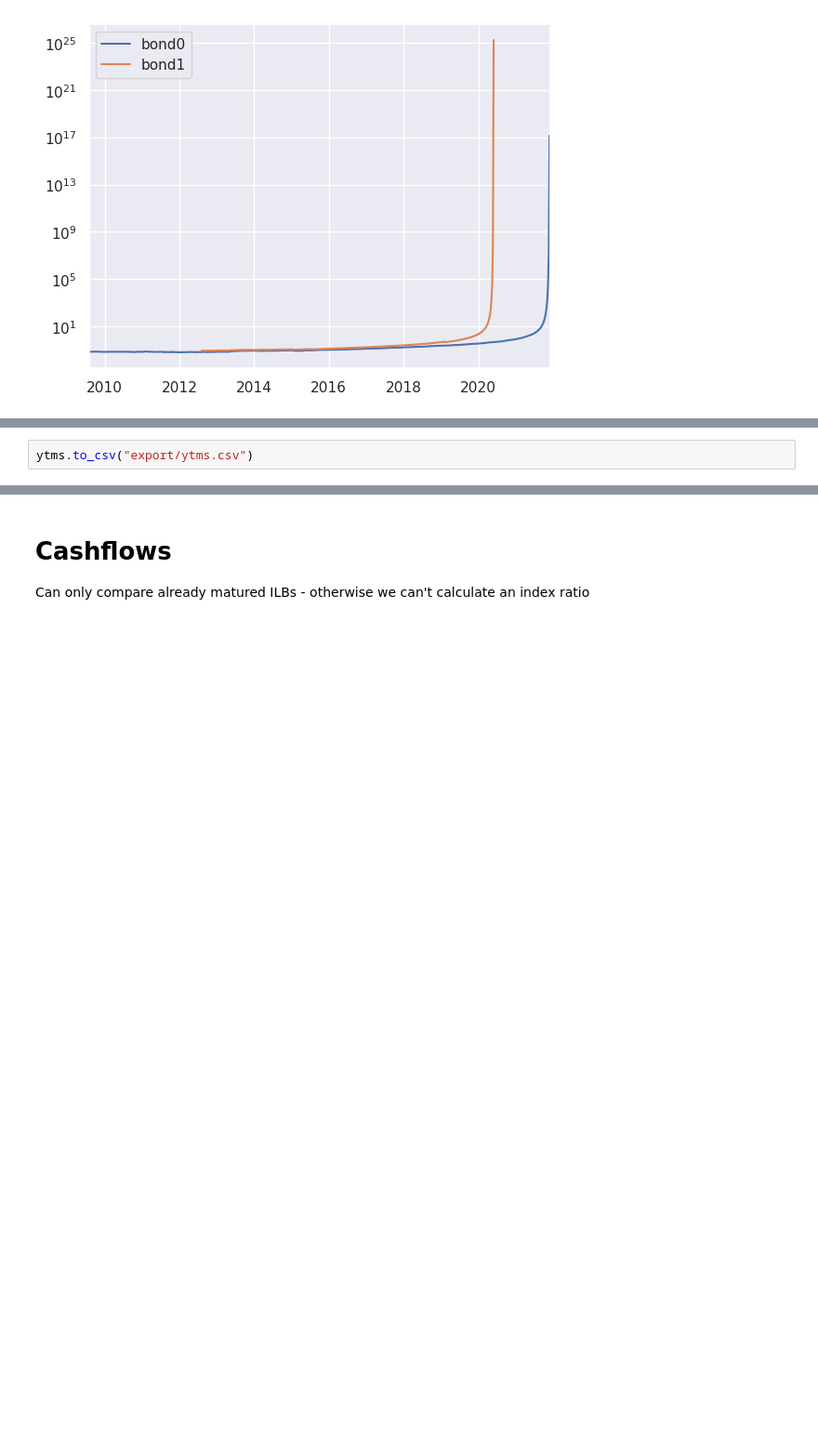
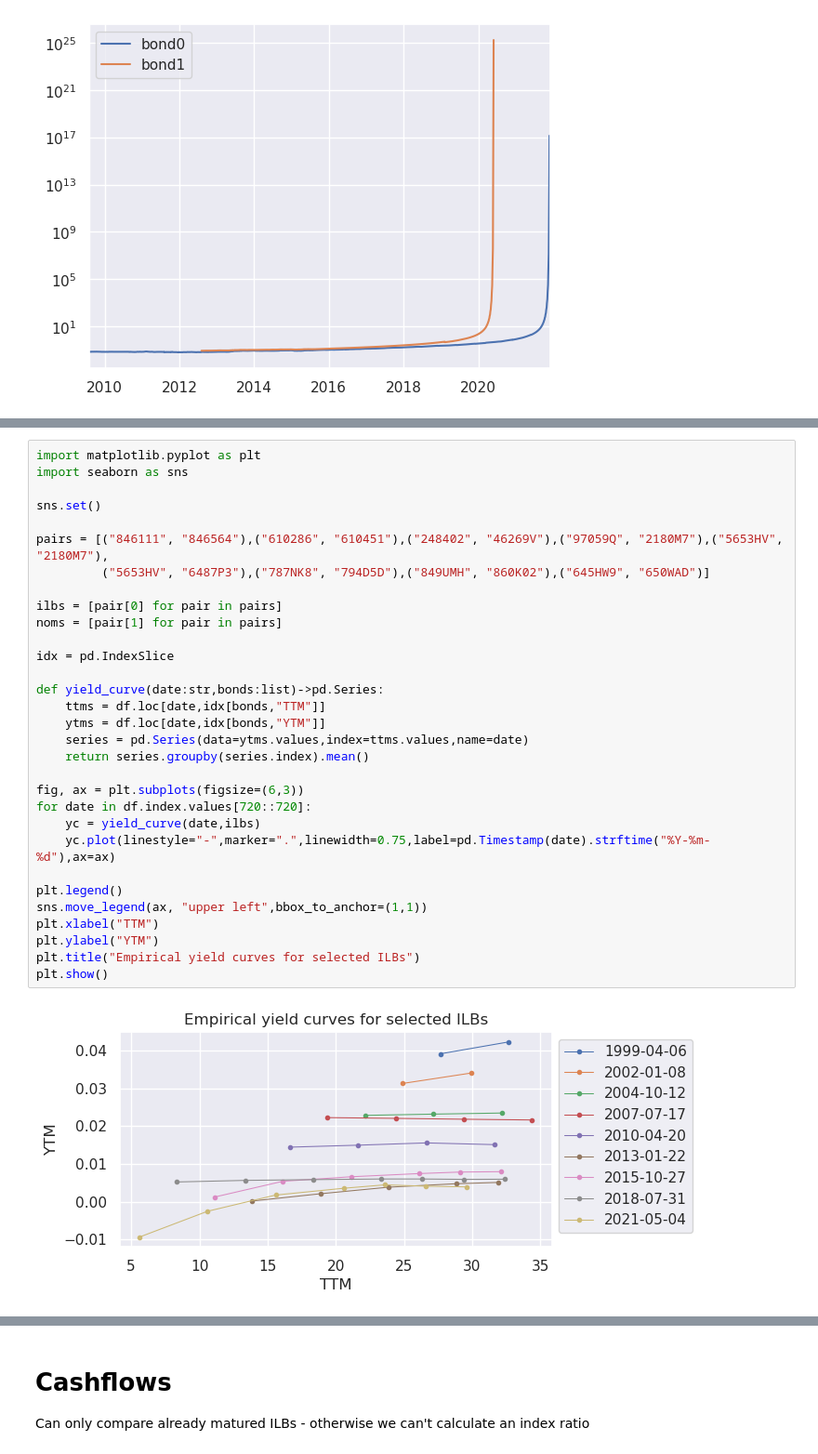
Before and after one commit to marcussteinbacher/fm_se, a Jupyter notebook: test.ipynb, the cells around one changed output, grey strips where cells are left out. Shown at 93% size. Drawn from its saved outputs; the diff is of its cells as text; blank space fills up the shorter version.

```diff
--- a/test.ipynb
+++ b/test.ipynb
@@ -251,2 +281,33 @@ ytms = pd.concat(dfs,axis=1)
-# %%
-ytms.to_csv("export/ytms.csv")
+# %%
+import matplotlib.pyplot as plt
+import seaborn as sns
+
+sns.set()
+
+pairs = [("846111", "846564"),("610286", "610451"),("248402", "46269V"),("97059Q", "2180M7"),("5653HV", "2180M7"),
+         ("5653HV", "6487P3"),("787NK8", "794D5D"),("849UMH", "860K02"),("645HW9", "650WAD")]
+
+ilbs = [pair[0] for pair in pairs]
+noms = [pair[1] for pair in pairs]
+
+idx = pd.IndexSlice
+
+def yield_curve(date:str,bonds:list)->pd.Series:
+    ttms = df.loc[date,idx[bonds,"TTM"]]
+    ytms = df.loc[date,idx[bonds,"YTM"]]
+    series = pd.Series(data=ytms.values,index=ttms.values,name=date)
+    return series.groupby(series.index).mean()
+
+fig, ax = plt.subplots(figsize=(6,3))
+for date in df.index.values[720::720]:
+    yc = yield_curve(date,ilbs)
+    yc.plot(linestyle="-",marker=".",linewidth=0.75,label=pd.Timestamp(date).strftime("%Y-%m-%d"),ax=ax)
+
+plt.legend()
+sns.move_legend(ax, "upper left",bbox_to_anchor=(1,1))
+plt.xlabel("TTM")
+plt.ylabel("YTM")
+plt.title("Empirical yield curves for selected ILBs")
+plt.show()
+# %% [output]
+[figure, added]
```
Also changed, not shown: parts of 8 cells of this notebook, 3 other files.
